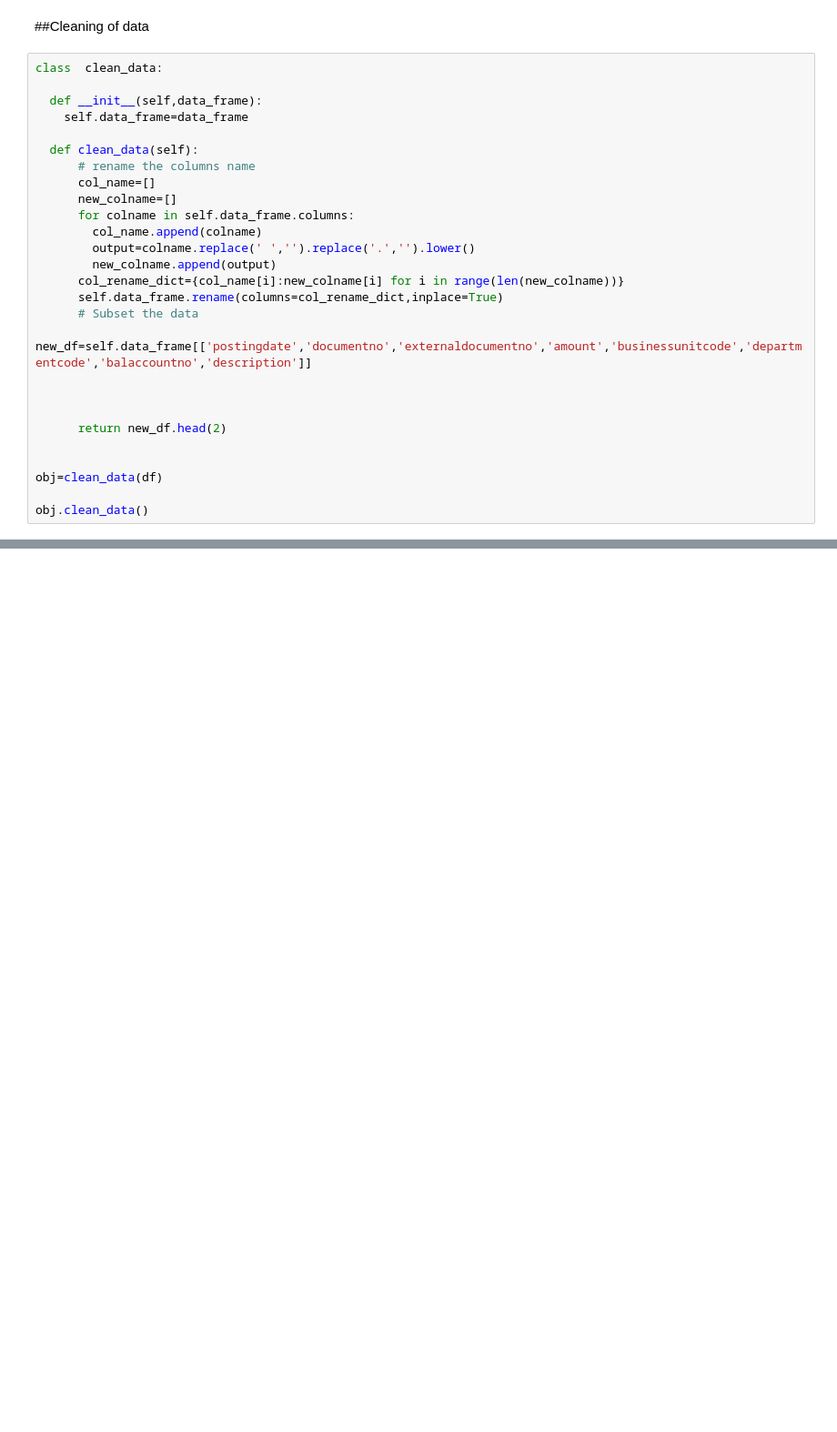
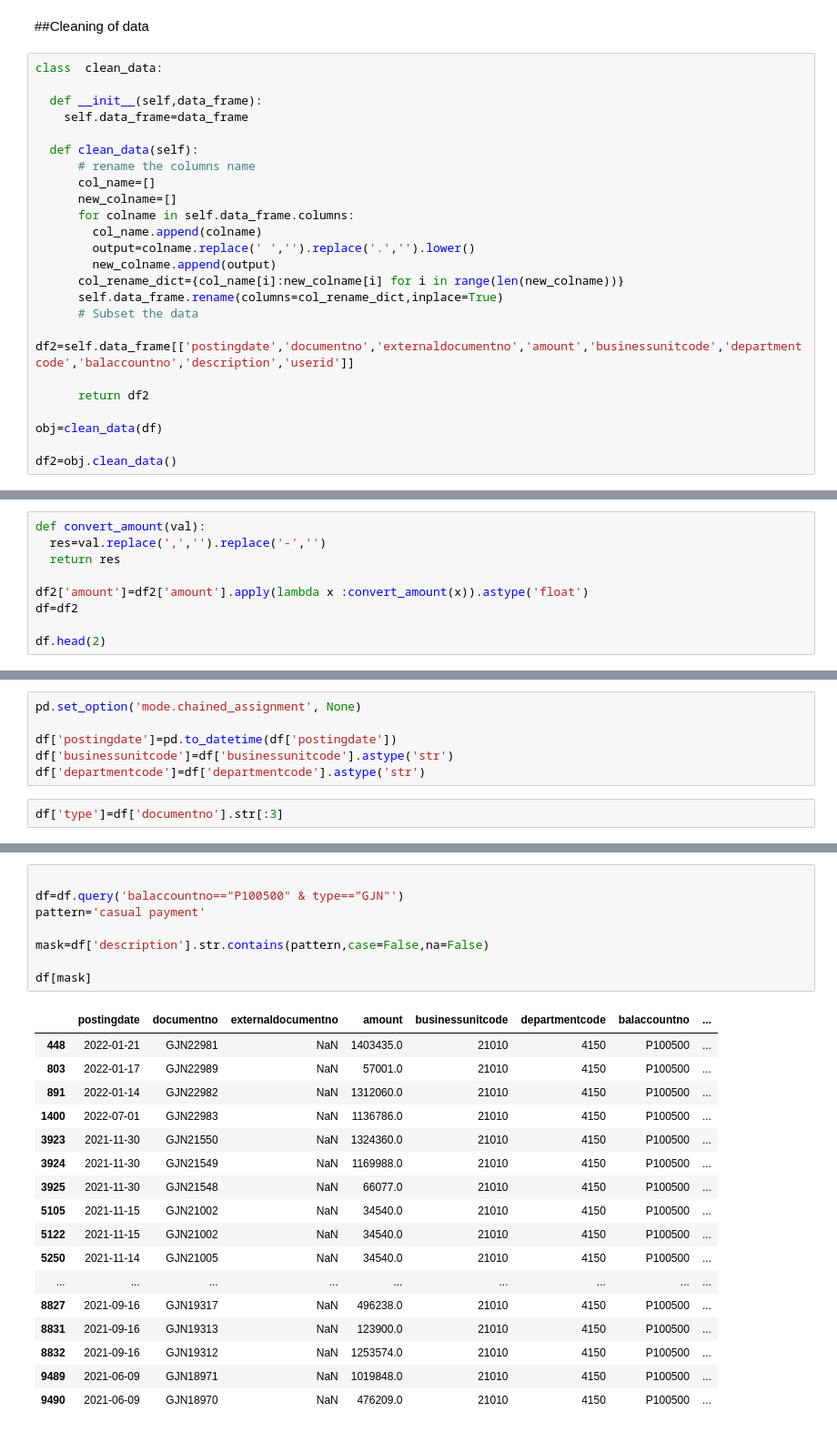
Before and after one commit to NUELBUNDI/PDS_PROJECT, a Jupyter notebook: mpesa_analysis.ipynb, the cells around one changed output, grey strips where cells are left out. Shown at 91% size. Drawn from its saved outputs; the diff is of its cells as text; blank space fills up the shorter version.

```diff
--- a/mpesa_analysis.ipynb
+++ b/mpesa_analysis.ipynb
@@ -27,13 +34,10 @@ class  clean_data:
       col_rename_dict={col_name[i]:new_colname[i] for i in range(len(new_colname))}
       self.data_frame.rename(columns=col_rename_dict,inplace=True)
       # Subset the data
-      new_df=self.data_frame[['postingdate','documentno','externaldocumentno','amount','businessunitcode','departmentcode','balaccountno','description']]
+      df2=self.data_frame[['postingdate','documentno','externaldocumentno','amount','businessunitcode','departmentcode','balaccountno','description','userid']]
 
-
-
-      return new_df.head(2)
-
+      return df2
 
 obj=clean_data(df)
 
-obj.clean_data()
+df2=obj.clean_data()
@@ -43,0 +44,9 @@ obj.clean_data()
+# %%
+def convert_amount(val):
+  res=val.replace(',','').replace('-','')
+  return res
+
+df2['amount']=df2['amount'].apply(lambda x :convert_amount(x)).astype('float')
+df=df2
+
+df.head(2)
@@ -43,0 +57,8 @@ obj.clean_data()
+# %%
+pd.set_option('mode.chained_assignment', None)
+
+df['postingdate']=pd.to_datetime(df['postingdate'])
+df['businessunitcode']=df['businessunitcode'].astype('str')
+df['departmentcode']=df['departmentcode'].astype('str')
+# %%
+df['type']=df['documentno'].str[:3]
@@ -43,0 +87,26 @@ obj.clean_data()
+# %%
+
+df=df.query('balaccountno=="P100500" & type=="GJN"')
+pattern='casual payment'
+
+mask=df['description'].str.contains(pattern,case=False,na=False)
+
+df[mask]
+# %% [output]
+|  | postingdate | documentno | externaldocumentno | amount | businessunitcode | departmentcode | balaccountno | ... |
+| 448 | 2022-01-21 | GJN22981 | NaN | 1403435.0 | 21010 | 4150 | P100500 | ... |
+| 803 | 2022-01-17 | GJN22989 | NaN | 57001.0 | 21010 | 4150 | P100500 | ... |
+| 891 | 2022-01-14 | GJN22982 | NaN | 1312060.0 | 21010 | 4150 | P100500 | ... |
+| 1400 | 2022-07-01 | GJN22983 | NaN | 1136786.0 | 21010 | 4150 | P100500 | ... |
+| 3923 | 2021-11-30 | GJN21550 | NaN | 1324360.0 | 21010 | 4150 | P100500 | ... |
+| 3924 | 2021-11-30 | GJN21549 | NaN | 1169988.0 | 21010 | 4150 | P100500 | ... |
+| 3925 | 2021-11-30 | GJN21548 | NaN | 66077.0 | 21010 | 4150 | P100500 | ... |
+| 5105 | 2021-11-15 | GJN21002 | NaN | 34540.0 | 21010 | 4150 | P100500 | ... |
+| 5122 | 2021-11-15 | GJN21002 | NaN | 34540.0 | 21010 | 4150 | P100500 | ... |
+| 5250 | 2021-11-14 | GJN21005 | NaN | 34540.0 | 21010 | 4150 | P100500 | ... |
+| ... | ... | ... | ... | ... | ... | ... | ... | ... |
+| 8827 | 2021-09-16 | GJN19317 | NaN | 496238.0 | 21010 | 4150 | P100500 | ... |
+| 8831 | 2021-09-16 | GJN19313 | NaN | 123900.0 | 21010 | 4150 | P100500 | ... |
+| 8832 | 2021-09-16 | GJN19312 | NaN | 1253574.0 | 21010 | 4150 | P100500 | ... |
+| 9489 | 2021-06-09 | GJN18971 | NaN | 1019848.0 | 21010 | 4150 | P100500 | ... |
+| 9490 | 2021-06-09 | GJN18970 | NaN | 476209.0 | 21010 | 4150 | P100500 | ... |
```
Also changed, not shown: parts of 8 cells of this notebook.
